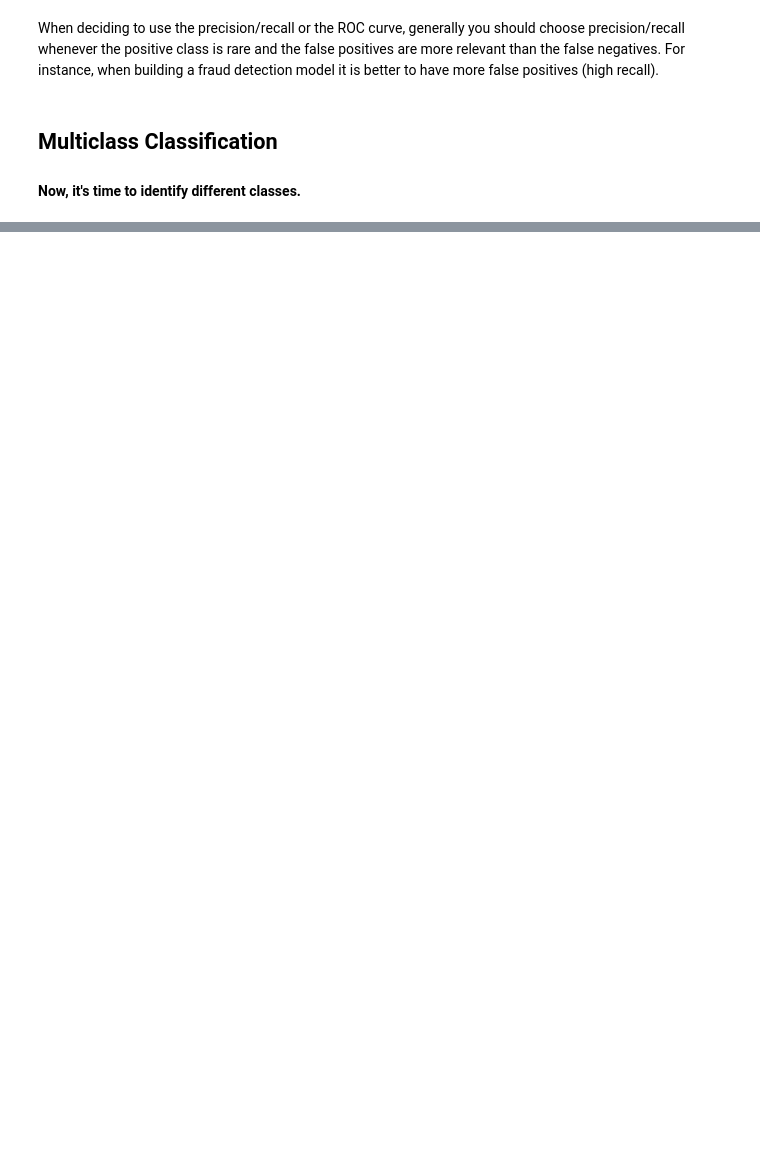
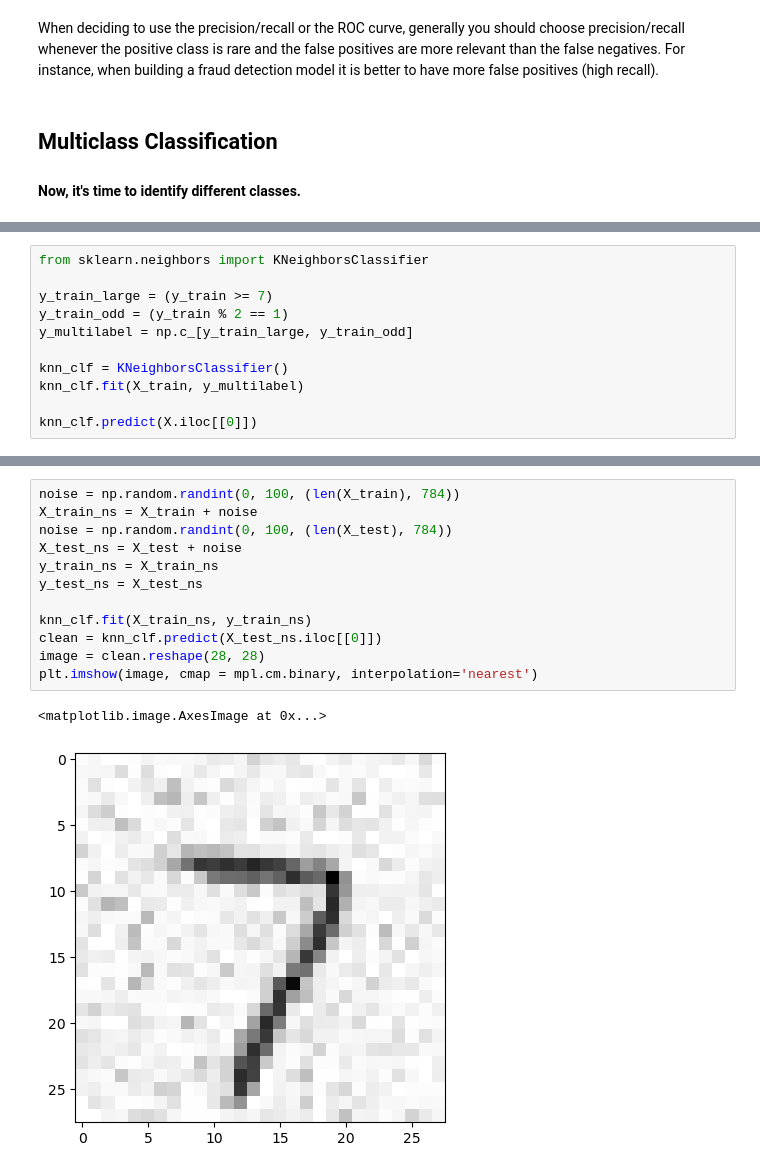
Before and after one commit to leoantero/MachineLearningModels, a Jupyter notebook: classification/class.ipynb, the cells around one changed output, grey strips where cells are left out. Drawn from its saved outputs; the diff is of its cells as text; blank space fills up the shorter version.

```diff
--- a/classification/class.ipynb
+++ b/classification/class.ipynb
@@ -162,0 +210,11 @@ array([0.96405, 0.9618 , 0.9649 ])
+# %%
+from sklearn.neighbors import KNeighborsClassifier
+
+y_train_large = (y_train >= 7)
+y_train_odd = (y_train % 2 == 1)
+y_multilabel = np.c_[y_train_large, y_train_odd]
+
+knn_clf = KNeighborsClassifier()
+knn_clf.fit(X_train, y_multilabel)
+
+knn_clf.predict(X.iloc[[0]])
@@ -162,0 +236,15 @@ array([0.96405, 0.9618 , 0.9649 ])
+# %%
+noise = np.random.randint(0, 100, (len(X_train), 784))
+X_train_ns = X_train + noise
+noise = np.random.randint(0, 100, (len(X_test), 784))
+X_test_ns = X_test + noise
+y_train_ns = X_train_ns
+y_test_ns = X_test_ns
+
+knn_clf.fit(X_train_ns, y_train_ns)
+clean = knn_clf.predict(X_test_ns.iloc[[0]])
+image = clean.reshape(28, 28)
+plt.imshow(image, cmap = mpl.cm.binary, interpolation='nearest')
+# %% [output]
+<matplotlib.image.AxesImage at 0x...>
+[figure, added]
```
Also changed, not shown: parts of 17 cells of this notebook.
